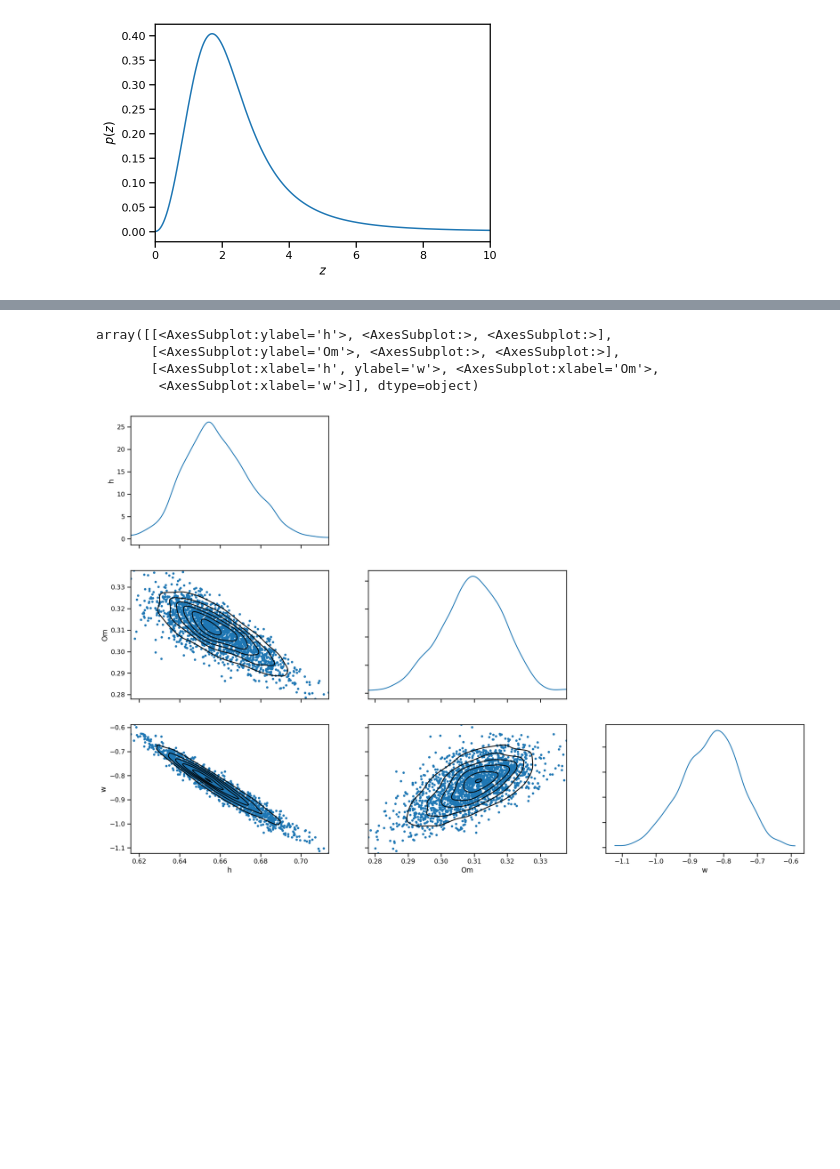
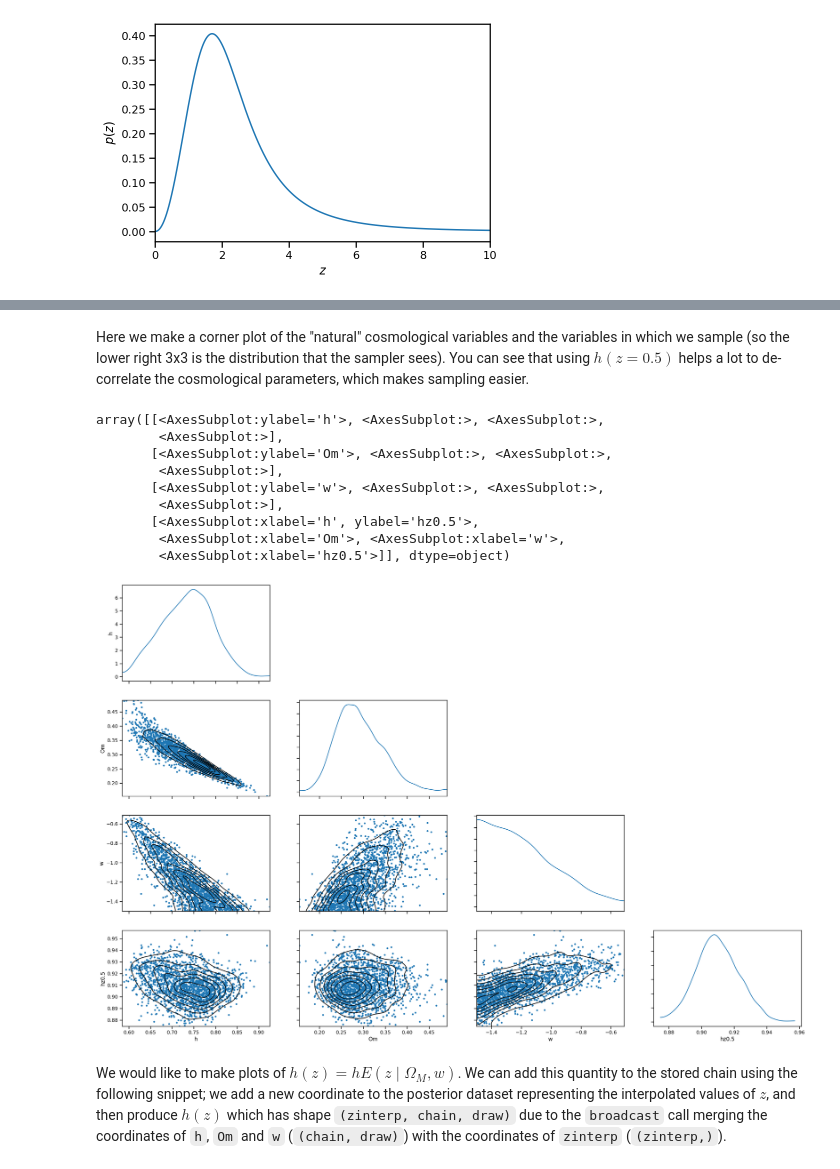
Before and after one commit to farr/PymcCosmology, a Jupyter notebook: notebooks/examples.ipynb, the cells around one changed output, grey strips where cells are left out. Saved outputs shown, nothing was run; the diff lists cells and outputs as text; code cells hidden in the pictures; blank space fills up the shorter version.

```diff
--- a/notebooks/examples.ipynb
+++ b/notebooks/examples.ipynb
@@ -41,10 +65,20 @@ def make_model(zs_obs, sigma_zs_obs, dls_obs, sigma_dls_obs, zmax=100):
     zinterp = expm1(linspace(log(1), log(1+zmax), 1024))
 
     with pm.Model() as model:
-        h = pm.Uniform('h', 0.35, 1.4, initval=0.7)
+        w = pm.Uniform('w', -1.5, -0.5, initval=-1)
+
+        # We transform from h to h(0.5), which is (about) the best-constrained
+        # redshift for h.  h(0.5) = h*Ez(0.5), and we incorporate a Jacobian
+        # factor so that the prior density is uniform in h.
+        hz0p5 = pm.Uniform('hz0.5', 0.5, 2, initval=1)
         Om = pm.Uniform('Om', 0, 1, initval=0.3)
-        w = pm.Uniform('w', -1.5, -0.5, initval=-1)
+        Ezfac = Ez(0.5, Om, w)
+        h = pm.Deterministic('h', hz0p5 / Ezfac)
         Ode = pm.Deterministic('Ode', 1-Om)
+        om = pm.Deterministic('om', Om*h*h)
+        ode = pm.Deterministic('ode', Ode*h*h)
+        pm.Potential('h_hz2_jacobian', -log(Ezfac))
+
         dH = pm.Deterministic('dH', 2.99792 / h) # Gpc
 
         dCinterp = dH*dCs(zinterp, Om, w)
@@ -55,7 +89,7 @@ def make_model(zs_obs, sigma_zs_obs, dls_obs, sigma_dls_obs, zmax=100):
         norm = 0.5*at.sum((zinterp[1:] - zinterp[:-1])*(zden[1:] + zden[:-1]))
         log_norm = at.log(norm)
 
-        z = pm.Uniform('z', 0, zmax, initval=zs_obs, shape=zs_obs.shape[0])
+        z = pm.Uniform('z', 0, zmax, initval=abs(zs_obs), shape=zs_obs.shape[0])
         pm.Potential('zprior', at.sum(1.7*at.log1p(z) - at.log1p(((1+z)/(1+1.9))**5.6) + at.log(at_interp(z, zinterp, dVCinterp)) - log_norm)) # SFR / (1+z)
 
         dL = pm.Deterministic('dL', at_interp(z, zinterp, dLinterp))
@@ -77,10 +119,10 @@ Text(0, 0.5, '$p(z)$')
 # %%
-Nobs = 10000
+Nobs = 1000
 zt = np.interp(np.random.uniform(low=0, high=cz[-1], size=Nobs), cz, zi)
 dt = cosmo.Planck18.luminosity_distance(zt).to(u.Gpc).value
 sns.displot(zt, kde=True, stat='density')
 plot(zi, pz/cz[-1], color='k')
-axis(xmin=0, xmax=10)
+axis(xmin=0, xmax=max(zt))
 xlabel(r'$z$')
 # %% [output]
 Text(0.5, 8.95999999999998, '$z$')
@@ -88,5 +145,6 @@ Text(0.5, 8.95999999999998, '$z$')
 # %%
-sigma_z = 0.1*ones(Nobs)
-sigma_d = 0.1*dt
+d10 = cosmo.Planck18.luminosity_distance(10).to(u.Gpc).value
+sigma_z = 0.1*(1 + zt)
+sigma_d = 0.3*dt*(1/3 + dt/d10)
 zo = zt + sigma_z*randn(Nobs)
 do = dt + sigma_d*randn(Nobs)
@@ -93,2 +164,3 @@ do = dt + sigma_d*randn(Nobs)
 # %%
-model = make_model(zo, sigma_z, do, sigma_d)
+with make_model(zo, sigma_z, do, sigma_d) as model:
+    trace = pm.sample()
@@ -115,8 +197,17 @@ with model:
+# %% [markdown]
+Here we make a corner plot of the "natural" cosmological variables and the variables in which we sample (so the lower right 3x3 is the distribution that the sampler sees).  You can see that using $h\left(z = 0.5\right)$ helps a lot to de-correlate the cosmological parameters, which makes sampling easier.
 # %%
-az.plot_pair(trace, var_names=['h', 'Om', 'w'], marginals=True, kind=['scatter', 'kde'])
+az.plot_pair(trace, var_names=['h', 'Om', 'w', 'hz0.5'], marginals=True, kind=['scatter', 'kde'], divergences=True)
 # %% [output]
-array([[<AxesSubplot:ylabel='h'>, <AxesSubplot:>, <AxesSubplot:>],
-       [<AxesSubplot:ylabel='Om'>, <AxesSubplot:>, <AxesSubplot:>],
-       [<AxesSubplot:xlabel='h', ylabel='w'>, <AxesSubplot:xlabel='Om'>,
-        <AxesSubplot:xlabel='w'>]], dtype=object)
+array([[<AxesSubplot:ylabel='h'>, <AxesSubplot:>, <AxesSubplot:>,
+        <AxesSubplot:>],
+       [<AxesSubplot:ylabel='Om'>, <AxesSubplot:>, <AxesSubplot:>,
+        <AxesSubplot:>],
+       [<AxesSubplot:ylabel='w'>, <AxesSubplot:>, <AxesSubplot:>,
+        <AxesSubplot:>],
+       [<AxesSubplot:xlabel='h', ylabel='hz0.5'>,
+        <AxesSubplot:xlabel='Om'>, <AxesSubplot:xlabel='w'>,
+        <AxesSubplot:xlabel='hz0.5'>]], dtype=object)
-[figure, old version]
+[figure, new version]
+# %% [markdown]
+We would like to make plots of $h(z) = h E\left( z \mid \Omega_M, w \right)$.  We can add this quantity to the stored chain using the following snippet; we add a new coordinate to the posterior dataset representing the interpolated values of $z$, and then produce $h(z)$ which has shape `(zinterp, chain, draw)` due to the `broadcast` call merging the coordinates of `h`, `Om` and `w` (`(chain, draw)`) with the coordinates of `zinterp` (`(zinterp,)`).
```
Also changed, not shown: parts of 25 cells of this notebook.
